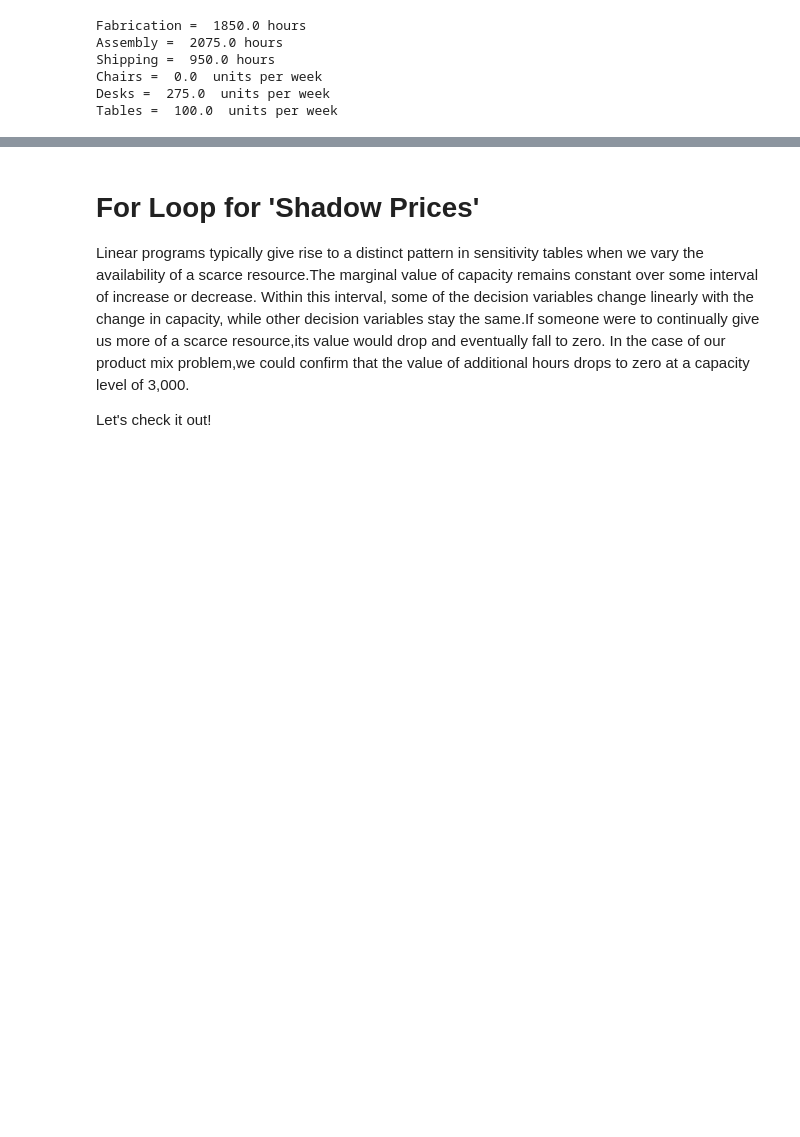
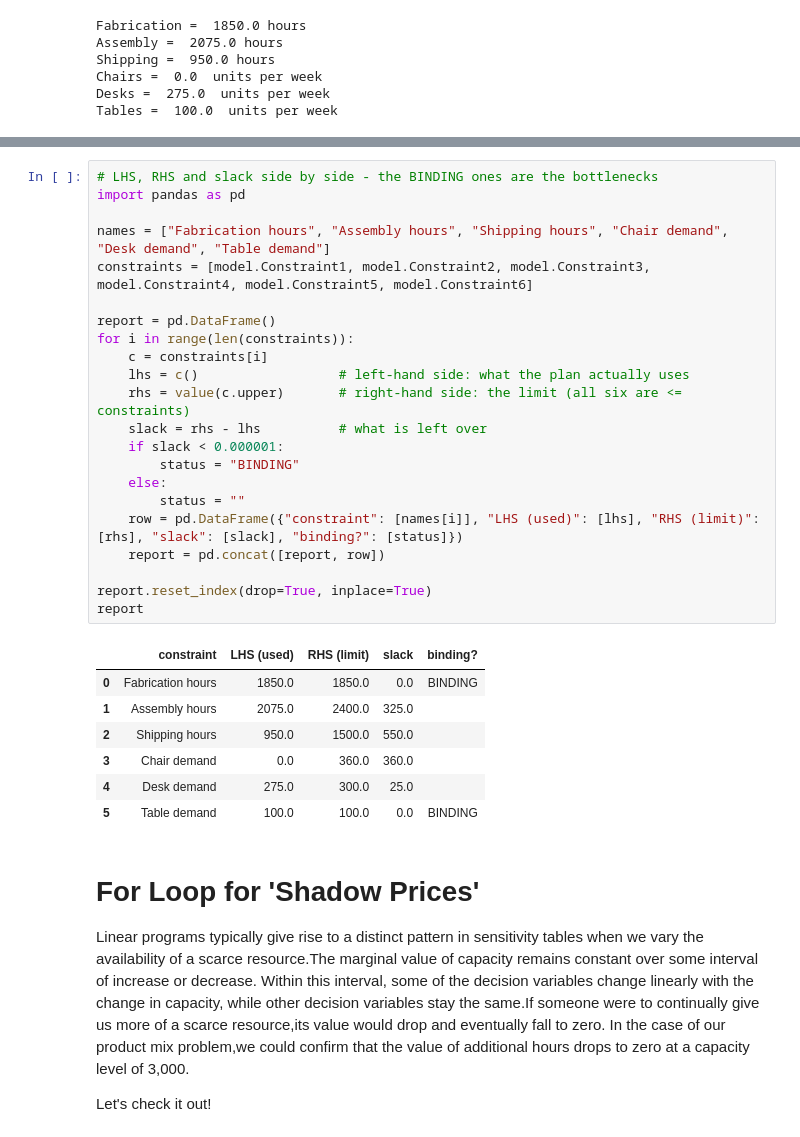
Before and after one commit to drdave-teaching/OPIM5641-notebooks, a Jupyter notebook: 6_Pyomo_LP/1_Allocation_Models.ipynb, the cells around one changed output, grey strips where cells are left out. Cells and saved outputs as stored; diff of their text form; blank space fills up the shorter version.

```diff
--- a/6_Pyomo_LP/1_Allocation_Models.ipynb
+++ b/6_Pyomo_LP/1_Allocation_Models.ipynb
@@ -204,3 +196,33 @@ Tables =  100.0  units per week
+# %%
+# LHS, RHS and slack side by side - the BINDING ones are the bottlenecks
+import pandas as pd
+
+names = ["Fabrication hours", "Assembly hours", "Shipping hours", "Chair demand", "Desk demand", "Table demand"]
+constraints = [model.Constraint1, model.Constraint2, model.Constraint3, model.Constraint4, model.Constraint5, model.Constraint6]
+
+report = pd.DataFrame()
+for i in range(len(constraints)):
+    c = constraints[i]
+    lhs = c()                  # left-hand side: what the plan actually uses
+    rhs = value(c.upper)       # right-hand side: the limit (all six are <= constraints)
+    slack = rhs - lhs          # what is left over
+    if slack < 0.000001:
+        status = "BINDING"
+    else:
+        status = ""
+    row = pd.DataFrame({"constraint": [names[i]], "LHS (used)": [lhs], "RHS (limit)": [rhs], "slack": [slack], "binding?": [status]})
+    report = pd.concat([report, row])
+
+report.reset_index(drop=True, inplace=True)
+report
+# %% [output]
+|  | constraint | LHS (used) | RHS (limit) | slack | binding? |
+| 0 | Fabrication hours | 1850.0 | 1850.0 | 0.0 | BINDING |
+| 1 | Assembly hours | 2075.0 | 2400.0 | 325.0 |  |
+| 2 | Shipping hours | 950.0 | 1500.0 | 550.0 |  |
+| 3 | Chair demand | 0.0 | 360.0 | 360.0 |  |
+| 4 | Desk demand | 275.0 | 300.0 | 25.0 |  |
+| 5 | Table demand | 100.0 | 100.0 | 0.0 | BINDING |
 # %% [markdown]
 # For Loop for 'Shadow Prices'
 Linear programs typically give rise to a distinct pattern in sensitivity tables when we vary the availability of a scarce resource.The marginal value of capacity remains constant over some interval of increase or decrease. Within this interval, some of the decision variables change linearly with the change in capacity, while other decision variables stay the same.If someone were to continually give us more of a scarce resource,its value would drop and eventually fall to zero. In the case of our product mix problem,we could confirm that the value of additional hours drops to zero at a capacity level of 3,000.
```
Also changed, not shown: parts of 10 cells of this notebook, 2 other files.
